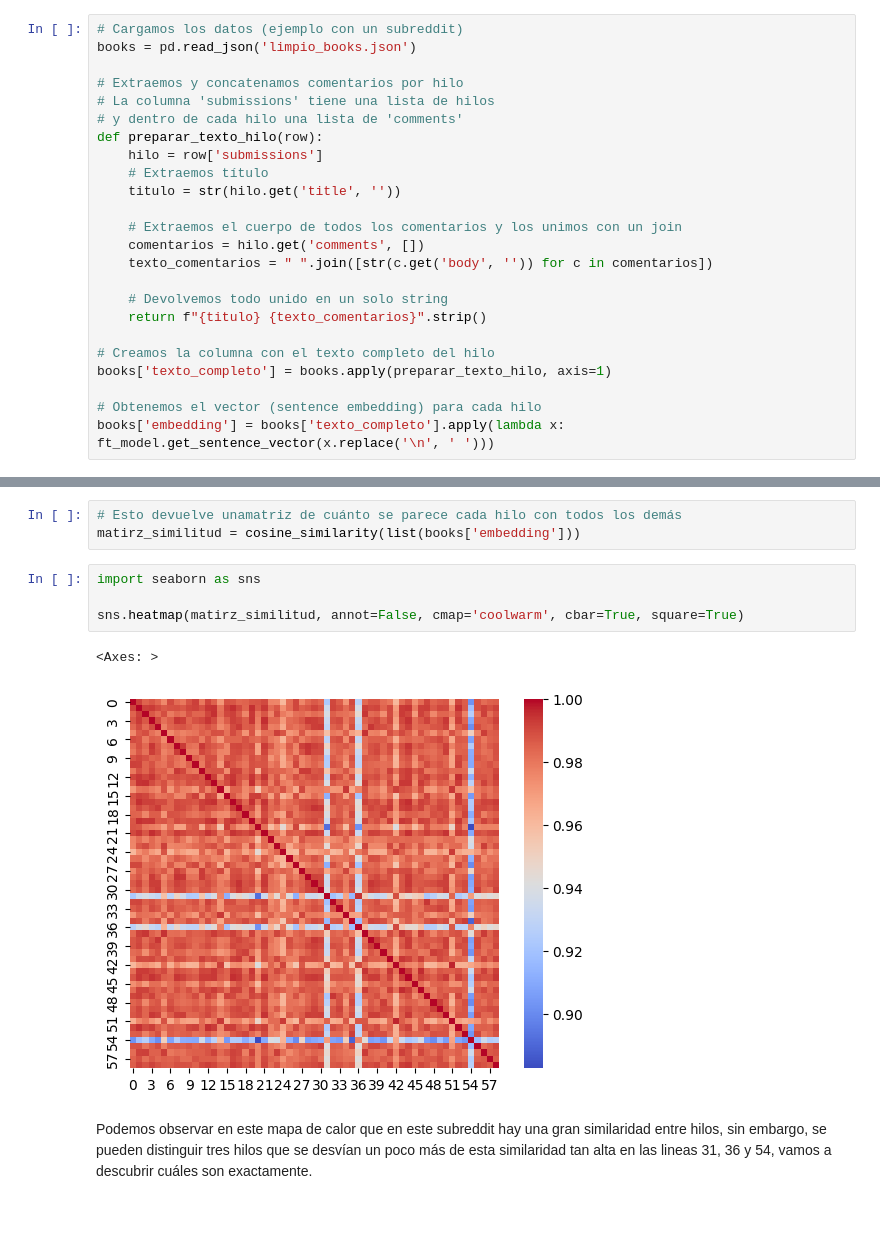
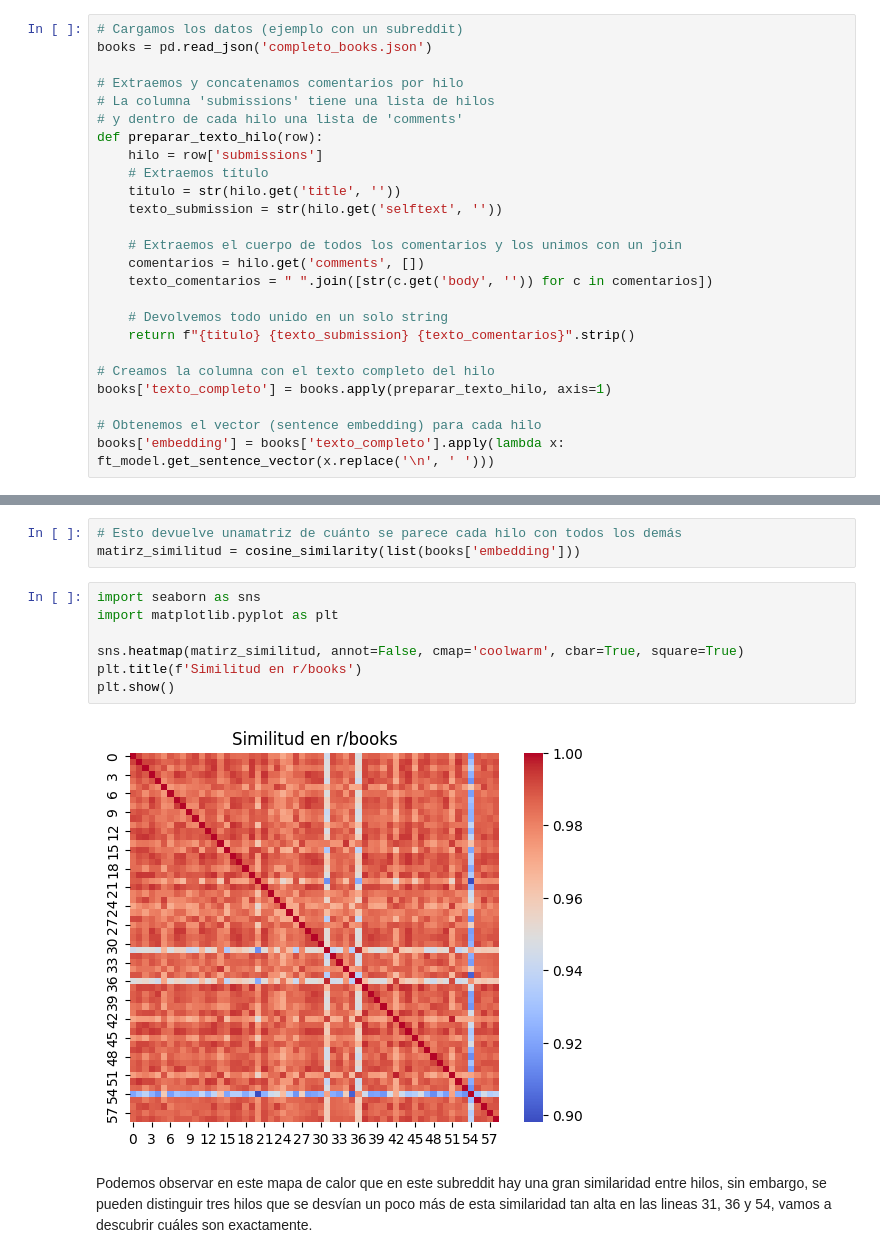
Before and after one commit to daniela-murciam-um-es/PLN-practicasParte2, a Jupyter notebook: apartado_3.ipynb, the cells around one changed output, grey strips where cells are left out. Cells and saved outputs as stored; diff of their text form; blank space fills up the shorter version.

```diff
--- a/apartado_3.ipynb
+++ b/apartado_3.ipynb
@@ -16,7 +18,7 @@ ft_model = fasttext.load_model ("crawl-300d-2M-subword.bin")
 Para poder comparar la similaridad entre hilos debemos de juntar todos los comentarios de cada hilo en un solo texto por hilo, y luego calcular sus sentence embeddings para poder aplicar la similaridad del coseno.
 # %%
 # Cargamos los datos (ejemplo con un subreddit)
-books = pd.read_json('limpio_books.json')
+books = pd.read_json('completo_books.json')
 
 # Extraemos y concatenamos comentarios por hilo
 # La columna 'submissions' tiene una lista de hilos
@@ -25,13 +27,14 @@ def preparar_texto_hilo(row):
     hilo = row['submissions']
     # Extraemos título
     titulo = str(hilo.get('title', ''))
+    texto_submission = str(hilo.get('selftext', ''))
 
     # Extraemos el cuerpo de todos los comentarios y los unimos con un join
     comentarios = hilo.get('comments', [])
     texto_comentarios = " ".join([str(c.get('body', '')) for c in comentarios])
 
     # Devolvemos todo unido en un solo string
-    return f"{titulo} {texto_comentarios}".strip()
+    return f"{titulo} {texto_submission} {texto_comentarios}".strip()
 
 # Creamos la columna con el texto completo del hilo
 books['texto_completo'] = books.apply(preparar_texto_hilo, axis=1)
@@ -54,11 +57,13 @@ Calculamos ahora la similaridad del coseno de estos sentence embeddings en una m
 matirz_similitud = cosine_similarity(list(books['embedding']))
 # %%
 import seaborn as sns
+import matplotlib.pyplot as plt
 
 sns.heatmap(matirz_similitud, annot=False, cmap='coolwarm', cbar=True, square=True)
+plt.title(f'Similitud en r/books')
+plt.show()
 # %% [output]
-<Axes: >
-[figure, old version]
+[figure, new version]
 # %% [markdown]
 Podemos observar en este mapa de calor que en este subreddit hay una gran similaridad entre hilos, sin embargo, se pueden distinguir tres hilos que se desvían un poco más de esta similaridad tan alta en las lineas 31, 36 y 54, vamos a descubrir cuáles son exactamente.
 # %%
```
Also changed, not shown: parts of 12 cells of this notebook, 1 other file.
